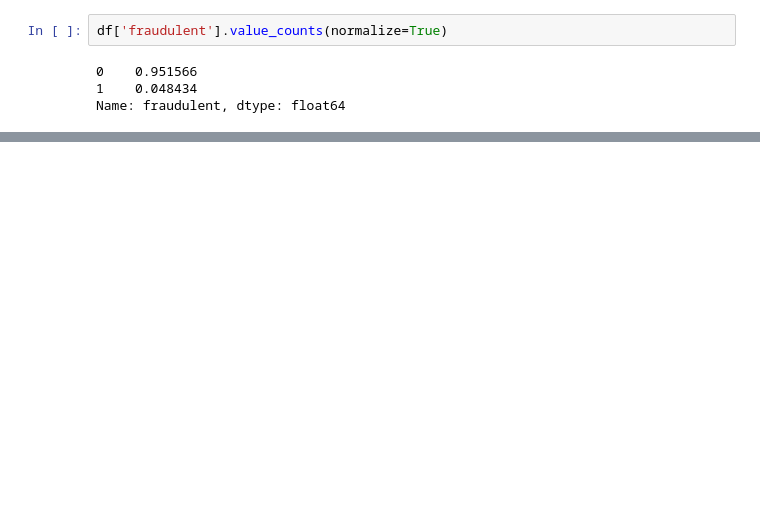
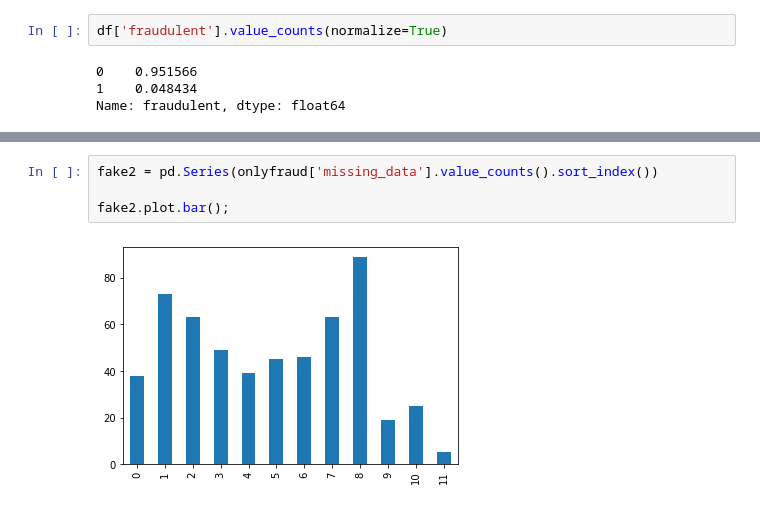
Before and after one commit to SeanBackstrom/Is_The_Job_Posting_Fraud_or_not, a Jupyter notebook: unit-2-build.ipynb, the cells around one changed output, grey strips where cells are left out. Cells and saved outputs as stored; diff of their text form; blank space fills up the shorter version.

```diff
--- a/unit-2-build.ipynb
+++ b/unit-2-build.ipynb
@@ -54,0 +104,6 @@ Name: fraudulent, dtype: float64
+# %%
+fake2 = pd.Series(onlyfraud['missing_data'].value_counts().sort_index())
+
+fake2.plot.bar();
+# %% [output]
+[figure, added]
```
Also changed, not shown: parts of 10 cells of this notebook.
